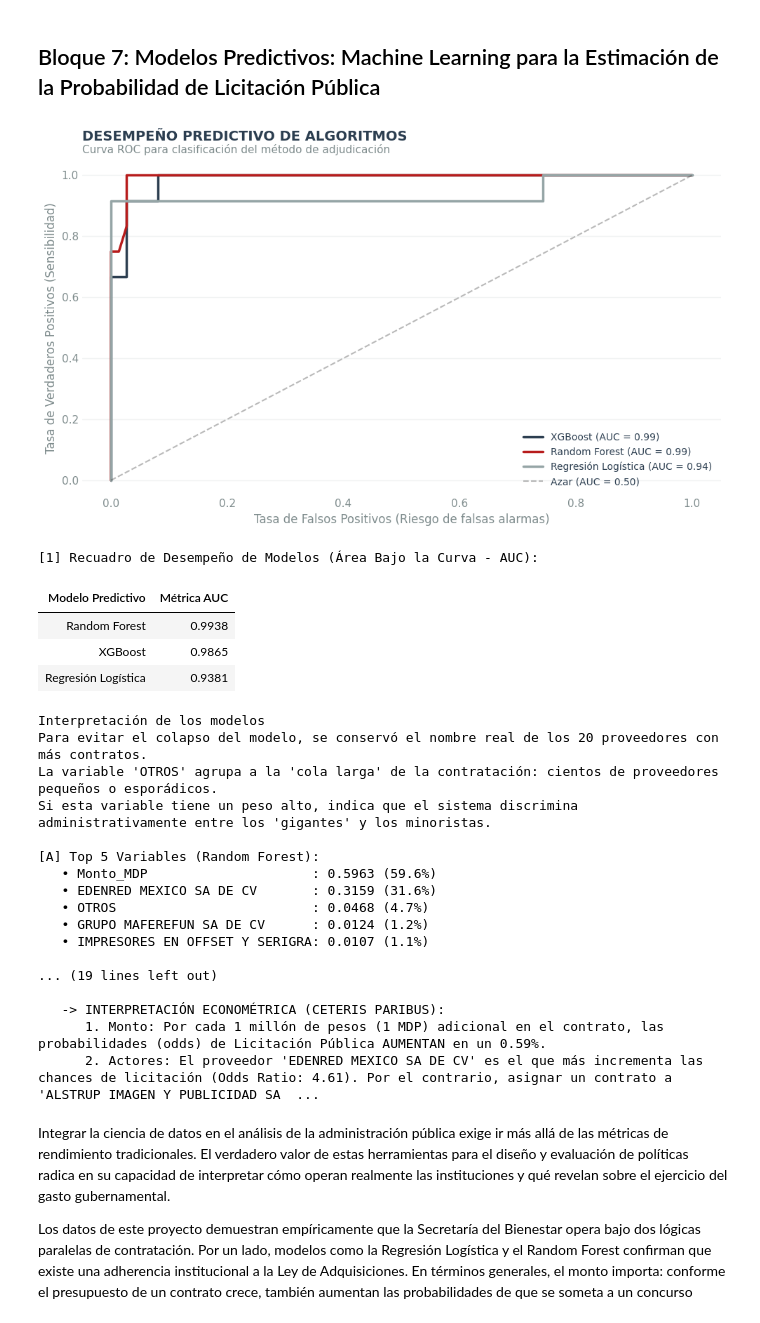
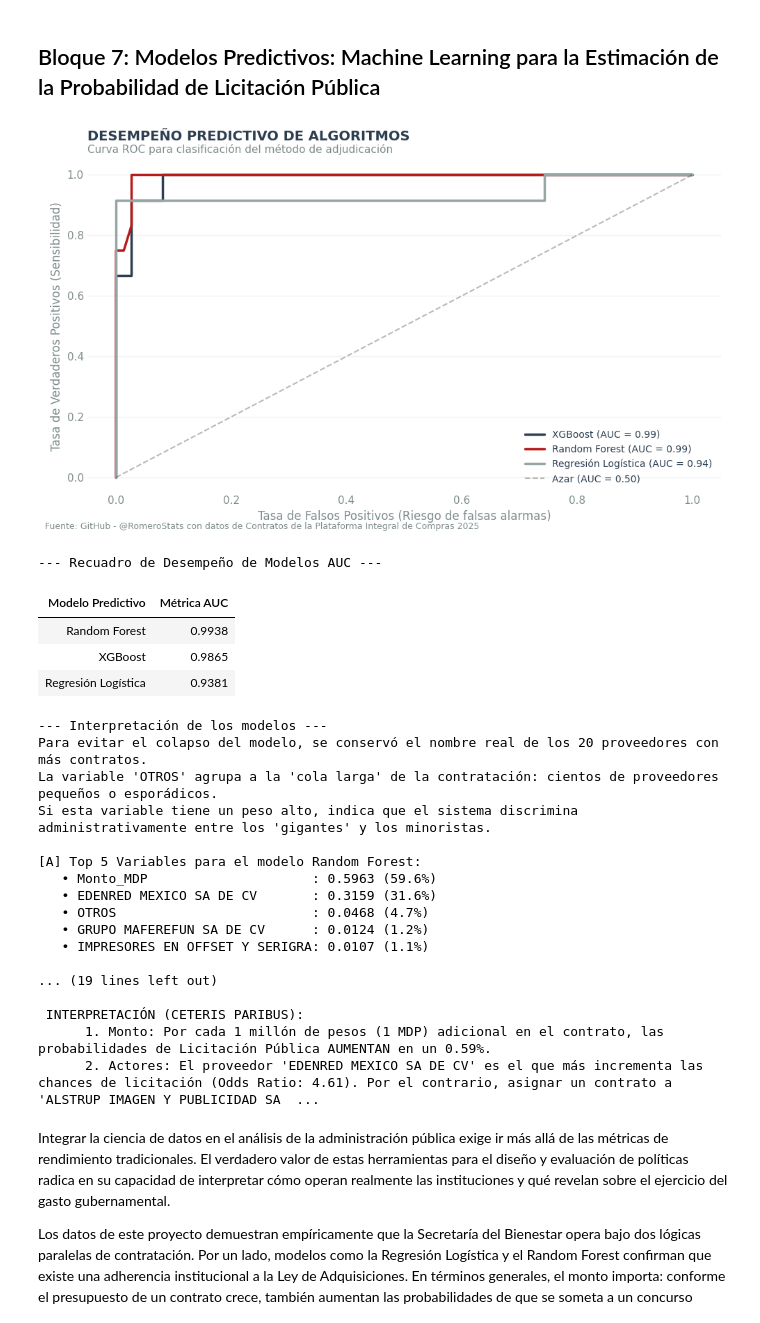
Before and after one commit to RomeroStats/welfare-spending-analysis-2025, a Jupyter notebook: Análisis_Contratos_Bienestar_2025.ipynb, the cells around one changed output. Cells and saved outputs as stored; diff of their text form; code cells hidden in the pictures.

```diff
--- a/Análisis_Contratos_Bienestar_2025.ipynb
+++ b/Análisis_Contratos_Bienestar_2025.ipynb
@@ -161,7 +163,7 @@ if 'df_analisis' in locals() and not df_analisis.empty:
     plt.ylabel('')
     plt.tight_layout()
     plt.savefig('visual_top_proveedores.png', dpi=300)
-    plt.figtext(0.01, 0.01, "Fuente: Elaboración Propia con datos de Contratos de la Plataforma Integral de Compras 2025", ha='left', va='bottom', fontsize=9, color='#7F8C8D')
+    plt.figtext(0.01, 0.01, "Fuente: GitHub - @RomeroStats con datos de Contratos de la Plataforma Integral de Compras 2025", ha='left', va='bottom', fontsize=9, color='#7F8C8D')
     plt.subplots_adjust(bottom=0.15)
     plt.show()
 # %% [output]
@@ -189,7 +191,7 @@ if 'df_analisis' in locals() and not df_analisis.empty:
     plt.ylabel('')
     plt.tight_layout()
     plt.savefig('visual_modalidades.png', dpi=300)
-    plt.figtext(0.01, 0.01, "Fuente: Elaboración Propia con datos de Contratos de la Plataforma Integral de Compras 2025", ha='left', va='bottom', fontsize=9, color='#7F8C8D')
+    plt.figtext(0.01, 0.01, "Fuente: GitHub - @RomeroStats con datos de Contratos de la Plataforma Integral de Compras 2025", ha='left', va='bottom', fontsize=9, color='#7F8C8D')
     plt.subplots_adjust(bottom=0.15)
     plt.show()
 # %% [output]
@@ -222,7 +224,7 @@ if 'df_analisis' in locals() and not df_analisis.empty:
     plt.xlabel('')
     plt.tight_layout()
     plt.savefig('visual_estacionalidad.png', dpi=300)
-    plt.figtext(0.01, 0.01, "Fuente: Elaboración Propia con datos de Contratos de la Plataforma Integral de Compras 2025", ha='left', va='bottom', fontsize=9, color='#7F8C8D')
+    plt.figtext(0.01, 0.01, "Fuente: GitHub - @RomeroStats con datos de Contratos de la Plataforma Integral de Compras 2025", ha='left', va='bottom', fontsize=9, color='#7F8C8D')
     plt.subplots_adjust(bottom=0.15)
     plt.show()
 
@@ -231,9 +233,8 @@ if 'df_analisis' in locals() and not df_analisis.empty:
     # Filtramos solo el mes 4
     df_abril = df_analisis[df_analisis['Fecha_Firma'].dt.month == 4].copy()
 
-    print("\n" + "="*60)
-    print("Detalles del Gasto en el Mes de Abril")
-    print("="*60)
+    print("\n--- Detalles del Gasto en el Mes de Abril ---")
+
 
     if not df_abril.empty:
         # Agrupamos por Título, Proveedor y Tipo de Procedimiento
@@ -242,8 +243,8 @@ if 'df_analisis' in locals() and not df_analisis.empty:
         # Renombramos columnas para presentación
         top_abril.columns = ['Concepto / Expediente', 'Proveedor Adjudicado', 'Tipo de Adjudicación', 'Monto Total (MDP)']
 
-        print(f"   Se encontraron {len(df_abril)} contratos firmados en Abril.")
-        print(f"   A continuación se muestran los 5 contratos con mayor presupuesto de este mes:")
+        print(f"Se encontraron {len(df_abril)} contratos firmados en Abril.")
+        print(f"A continuación se muestran los 5 contratos con mayor presupuesto de este mes:")
 
         display(top_abril.style.format({'Monto Total (MDP)': '{:,.2f}'}))
     else:
@@ -395,7 +391,7 @@ if 'df_analisis' in locals() and not df_analisis.empty:
     ax4.grid(axis='y', linestyle='-', alpha=0.2, color='#BDC3C7')
     ax4.tick_params(axis='both', length=0)
     plt.ylabel('Monto del Contrato (MDP)')
-    plt.figtext(0.01, 0.01, "Fuente: Elaboración Propia con datos de Contratos de la Plataforma Integral de Compras 2025",
+    plt.figtext(0.01, 0.01, "Fuente: GitHub - @RomeroStats con datos de Contratos de la Plataforma Integral de Compras 2025",
                 ha='left', va='bottom', fontsize=9, color='#7F8C8D')
 
     plt.subplots_adjust(top=0.82, bottom=0.15)
@@ -413,15 +409,13 @@ La estructura de los datos sugiere que los mecanismos de competencia, como las l
 # %% [markdown]
 ## Bloque 7: Modelos Predictivos: Machine Learning para la Estimación de la Probabilidad de Licitación Pública
 # %%
+# Librerías
 from sklearn.model_selection import train_test_split
 from sklearn.ensemble import RandomForestClassifier
 from sklearn.linear_model import LogisticRegression
 from sklearn.metrics import roc_curve, auc
 from sklearn.preprocessing import StandardScaler
 from xgboost import XGBClassifier
-import matplotlib.pyplot as plt
-import pandas as pd
-import numpy as np
 
 if 'df_analisis' in locals() and not df_analisis.empty:
 
@@ -483,88 +477,90 @@ if 'df_analisis' in locals() and not df_analisis.empty:
     plt.legend(loc='lower right', frameon=False, fontsize=10)
     plt.tight_layout()
     plt.savefig('visual_roc_auc_tres_modelos.png', dpi=300)
+    plt.figtext(0.01, 0.01, "Fuente: GitHub - @RomeroStats con datos de Contratos de la Plataforma Integral de Compras 2025",
+                ha='left', va='bottom', fontsize=9, color='#7F8C8D')
     plt.show()
 
-    print("\n[1] Recuadro de Desempeño de Modelos (Área Bajo la Curva - AUC):")
+    print("\n--- Recuadro de Desempeño de Modelos AUC ---")
     df_resultados = pd.DataFrame(resultados_modelos).sort_values('Métrica AUC', ascending=False)
     display(df_resultados.style.format({'Métrica AUC': '{:.4f}'}).hide(axis='index'))
 
 
-    # Interpretación Automatizada con los datos entrenados
+    # Interpretación automatizada con los datos entrenados
 
-    print("Interpretación de los modelos")
+    print("\n--- Interpretación de los modelos ---")
 
     print("Para evitar el colapso del modelo, se conservó el nombre real de los 20 proveedores con más contratos.")
     print("La variable 'OTROS' agrupa a la 'cola larga' de la contratación: cientos de proveedores pequeños o esporádicos.")
     print("Si esta variable tiene un peso alto, indica que el sistema discrimina administrativamente entre los 'gigantes' y los minoristas.")
 
     # --- [A] Random Forest ---
-    print("\n[A] Top 5 Variables (Random Forest):")
+    print("\n[A] Top 5 Variables para el modelo Random Forest:")
     importances_rf = pd.Series(rf_model.feature_importances_, index=X.columns).sort_values(ascending=False)
     for index, value in importances_rf.head(5).items():
         print(f"   • {index[:30]:<30}: {value:.4f} ({value*100:.1f}%)")
 
     top_rf_name = importances_rf.index[0]
     top_rf_val = importances_rf.iloc[0] * 100
-    print(f"\n   -> INTERPRETACIÓN GENERAL: El modelo Random Forest indica que la variable '{top_rf_name}' aporta el {top_rf_val:.1f}% del peso en la decisión de adjudicación. Esto sugiere que, a nivel institucional, esta variable dicta la mayoría de las reglas de contratación.")
+    print(f"\n INTERPRETACIÓN: El modelo Random Forest indica que la variable '{top_rf_name}' aporta el {top_rf_val:.1f}% del peso en la decisión de adjudicación. Esto sugiere que, a nivel institucional, esta variable dicta la mayoría de las reglas de contratación.")
 
     # --- [B] XGBoost ---
     print("\n" + "-"*60)
-    print("[B] Top 5 Variables (XGBoost):")
+    print("[B] Top 5 Variables para el modelo XGBoost:")
     importances_xgb = pd.Series(xgb_model.feature_importances_, index=X.columns).sort_values(ascending=False)
     for index, value in importances_xgb.head(5).items():
         print(f"   • {index[:30]:<30}: {value:.4f} ({value*100:.1f}%)")
 
     top_xgb_name = importances_xgb.index[0]
     top_xgb_val = importances_xgb.iloc[0] * 100
-    print(f"\n   -> INTERPRETACIÓN DE COMPORTAMIENTO ATÍPICO: XGBoost detectó que la variable '{top_xgb_name}' concentra el {top_xgb_val:.1f}% de la predictibilidad. Cuando este porcentaje es tan alto, evidencia un patrón determinista (ej. contratos marco), donde el método de adjudicación está predefinido por el actor, no por la ley general.")
+    print(f"\n INTERPRETACIÓN: XGBoost detectó que la variable '{top_xgb_name}' concentra el {top_xgb_val:.1f}% de la predictibilidad. Cuando este porcentaje es tan alto, evidencia un patrón determinista (ej. contratos marco), donde el método de adjudicación está predefinido por el actor, no por la ley general.")
 
     # --- [C] Regresión Logística ---
     print("\n" + "-"*60)
-    print("[C] Top 5 Variables (Regresión Logística - Impacto Absoluto):")
+    print("[C] Top 5 Variables para la Regresión Logística:")
 
     indice_monto = list(X.columns).index('Monto_MDP')
     std_monto = scaler.scale_[indice_monto]
     coefs_reales = lr_model.coef_[0].copy()
     coefs_reales[indice_monto] = coefs_reales[indice_monto] / std_monto
 
     coefs_lr = pd.Series(coefs_reales, index=X.columns)
     odds_ratios = np.exp(coefs_lr)
     top_5_lr = coefs_lr.abs().sort_values(ascending=False).head(5).index
 
     for col in top_5_lr:
         print(f"   • {col[:30]:<30} | Coef: {coefs_lr[col]:.4f} | Odds Ratio: {odds_ratios[col]:.4f}")
 
-    print("\n   -> INTERPRETACIÓN ECONOMÉTRICA (CETERIS PARIBUS):")
+    print("\n INTERPRETACIÓN (CETERIS PARIBUS):")
     or_monto = odds_ratios['Monto_MDP']
     if or_monto > 1:
         inc = (or_monto - 1) * 100
-        print(f"      1. Monto: Por cada 1 millón de pesos (1 MDP) adicional en el contrato, las probabilidades (odds) de Licitación Pública AUMENTAN en un {inc:.2f}%.")
+        print(f"      1. Monto: Por cada 1 millón de pesos (1 MDP) adicional en el contrato, las probabilidades de Licitación Pública AUMENTAN en un {inc:.2f}%.")
     else:
         dec = (1 - or_monto) * 100
-        print(f"      1. Monto: Por cada 1 millón de pesos (1 MDP) adicional en el contrato, las probabilidades (odds) de Licitación Pública DISMINUYEN en un {dec:.2f}%.")
+        print(f"      1. Monto: Por cada 1 millón de pesos (1 MDP) adicional en el contrato, las probabilidades de Licitación Pública DISMINUYEN en un {dec:.2f}%.")
 
     proveedores_or = odds_ratios.drop('Monto_MDP')
     max_prov = proveedores_or.idxmax()
     min_prov = proveedores_or.idxmin()
 
     print(f"      2. Actores: El proveedor '{max_prov}' es el que más incrementa las chances de licitación (Odds Ratio: {proveedores_or[max_prov]:.2f}). Por el contrario, asignar un contrato a '{min_prov}' empuja drásticamente el proceso hacia una Adjudicación Directa/Invitación (Odds Ratio: {proveedores_or[min_prov]:.2f}).")
 
 else:
     print("No hay datos suficientes en 'df_analisis' para ejecutar los modelos.")
 # %% [output]
-[figure, old version]
+[figure, new version]
-[1] Recuadro de Desempeño de Modelos (Área Bajo la Curva - AUC):
+--- Recuadro de Desempeño de Modelos AUC ---
 | Modelo Predictivo | Métrica AUC |
 | Random Forest | 0.9938 |
 | XGBoost | 0.9865 |
 | Regresión Logística | 0.9381 |
-Interpretación de los modelos
+--- Interpretación de los modelos ---
 Para evitar el colapso del modelo, se conservó el nombre real de los 20 proveedores con más contratos.
 La variable 'OTROS' agrupa a la 'cola larga' de la contratación: cientos de proveedores pequeños o esporádicos.
 Si esta variable tiene un peso alto, indica que el sistema discrimina administrativamente entre los 'gigantes' y los minoristas.
 
-[A] Top 5 Variables (Random Forest):
+[A] Top 5 Variables para el modelo Random Forest:
    • Monto_MDP                     : 0.5963 (59.6%)
    • EDENRED MEXICO SA DE CV       : 0.3159 (31.6%)
    • OTROS                         : 0.0468 (4.7%)
@@ -573,8 +569,8 @@ Si esta variable tiene un peso alto, indica que el sistema discrimina administra
 
 ... (19 lines left out)
 
-   -> INTERPRETACIÓN ECONOMÉTRICA (CETERIS PARIBUS):
-      1. Monto: Por cada 1 millón de pesos (1 MDP) adicional en el contrato, las probabilidades (odds) de Licitación Pública AUMENTAN en un 0.59%.
+ INTERPRETACIÓN (CETERIS PARIBUS):
+      1. Monto: Por cada 1 millón de pesos (1 MDP) adicional en el contrato, las probabilidades de Licitación Pública AUMENTAN en un 0.59%.
       2. Actores: El proveedor 'EDENRED MEXICO SA DE CV' es el que más incrementa las chances de licitación (Odds Ratio: 4.61). Por el contrario, asignar un contrato a 'ALSTRUP IMAGEN Y PUBLICIDAD SA  ...
 # %% [markdown]
 
```
Also changed, not shown: parts of 7 cells of this notebook.
